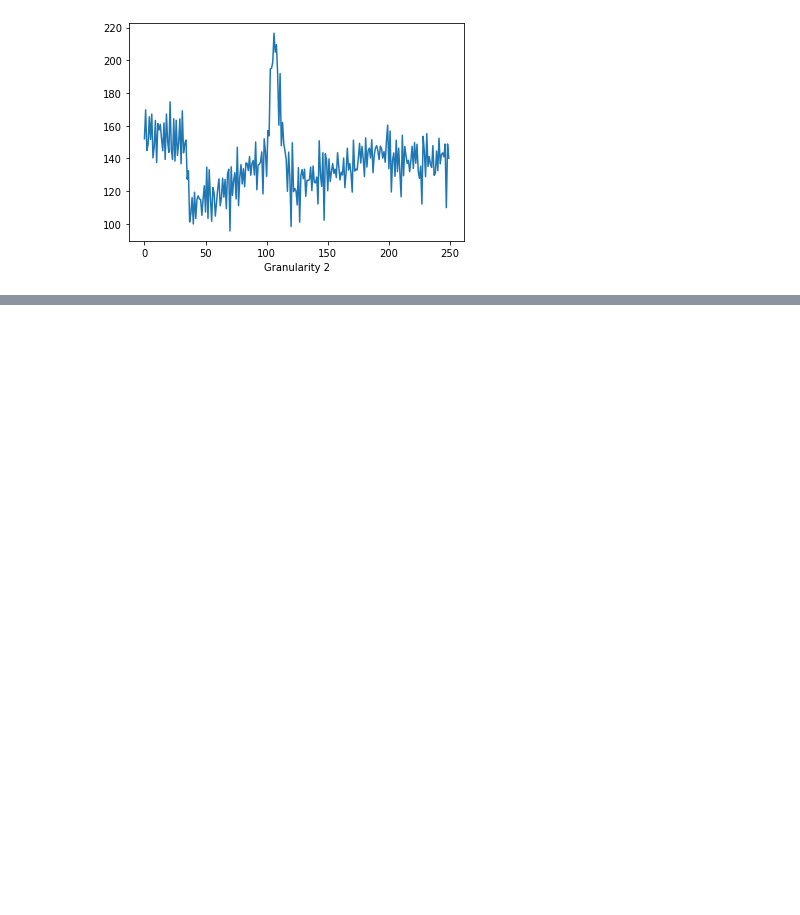
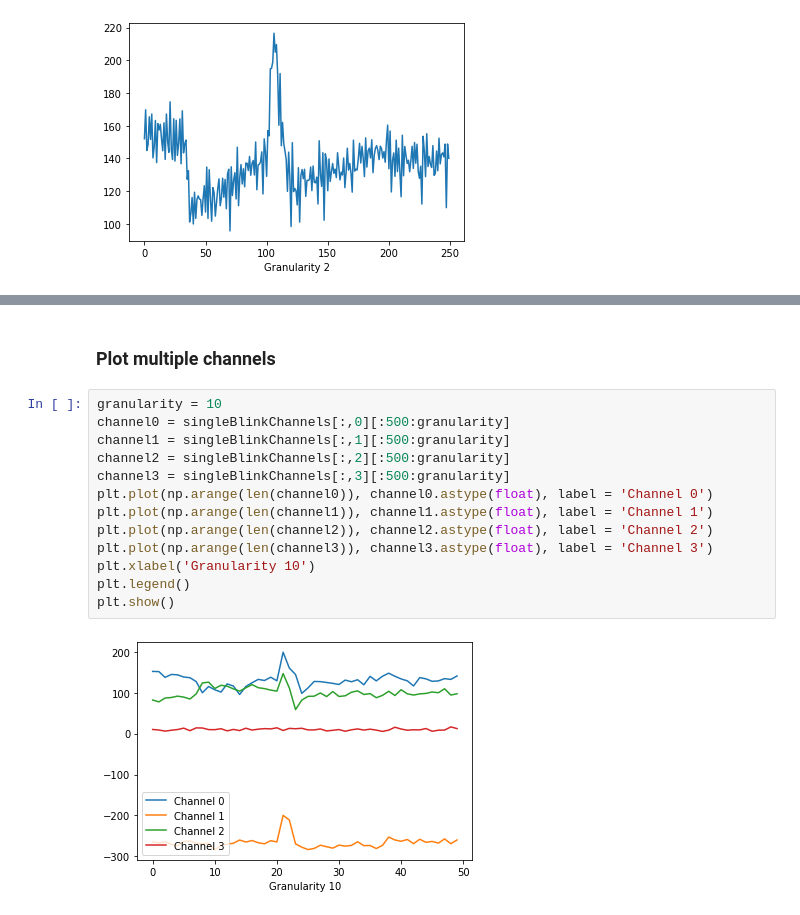
Before and after one commit to neurotech-uiuc/SoftwareProject, a Jupyter notebook: ReadData.ipynb, the cells around one changed output, grey strips where cells are left out. Drawn from its saved outputs; the diff is of its cells as text; blank space fills up the shorter version.

```diff
--- a/ReadData.ipynb
+++ b/ReadData.ipynb
@@ -118,0 +119,17 @@ plt.show()
+# %% [markdown]
+### Plot multiple channels
+# %%
+granularity = 10
+channel0 = singleBlinkChannels[:,0][:500:granularity]
+channel1 = singleBlinkChannels[:,1][:500:granularity]
+channel2 = singleBlinkChannels[:,2][:500:granularity]
+channel3 = singleBlinkChannels[:,3][:500:granularity]
+plt.plot(np.arange(len(channel0)), channel0.astype(float), label = 'Channel 0')
+plt.plot(np.arange(len(channel1)), channel1.astype(float), label = 'Channel 1')
+plt.plot(np.arange(len(channel2)), channel2.astype(float), label = 'Channel 2')
+plt.plot(np.arange(len(channel3)), channel3.astype(float), label = 'Channel 3')
+plt.xlabel('Granularity 10')
+plt.legend()
+plt.show()
+# %% [output]
+[figure, added]
```
Also changed, not shown: parts of 3 cells of this notebook.
